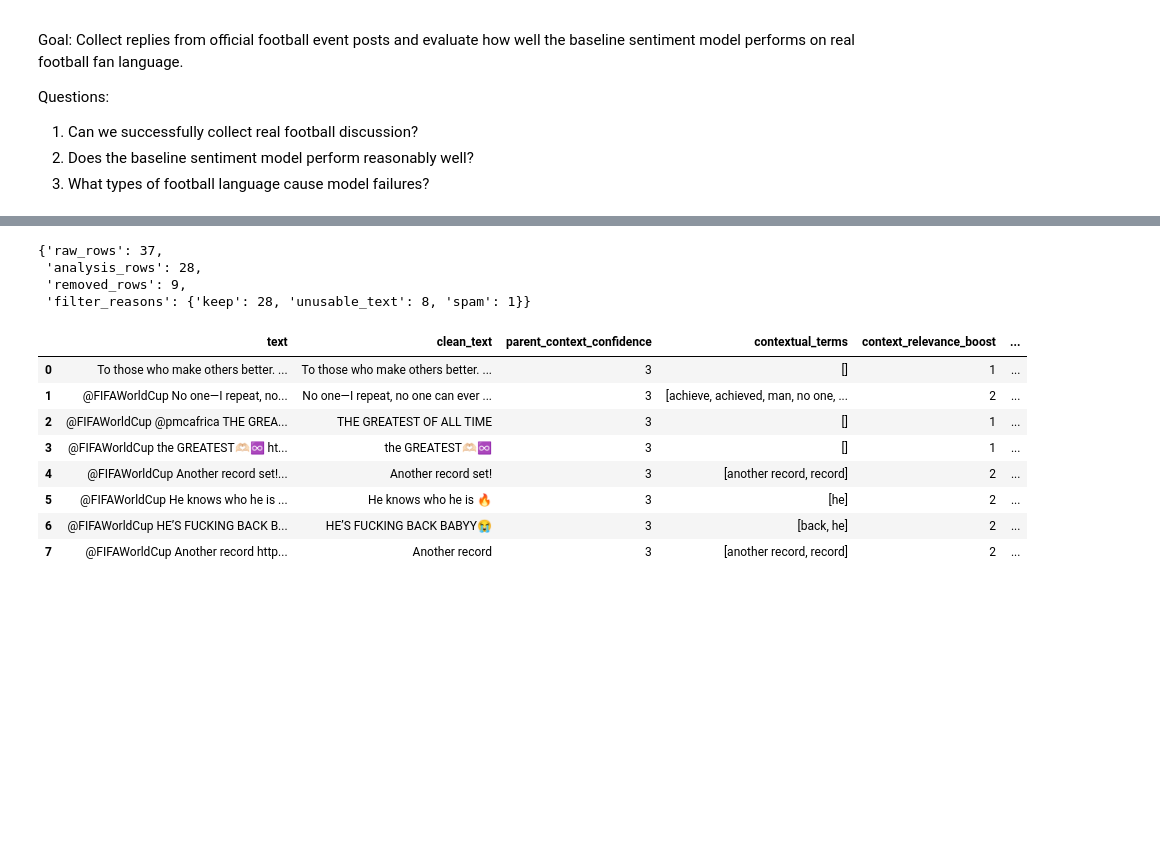
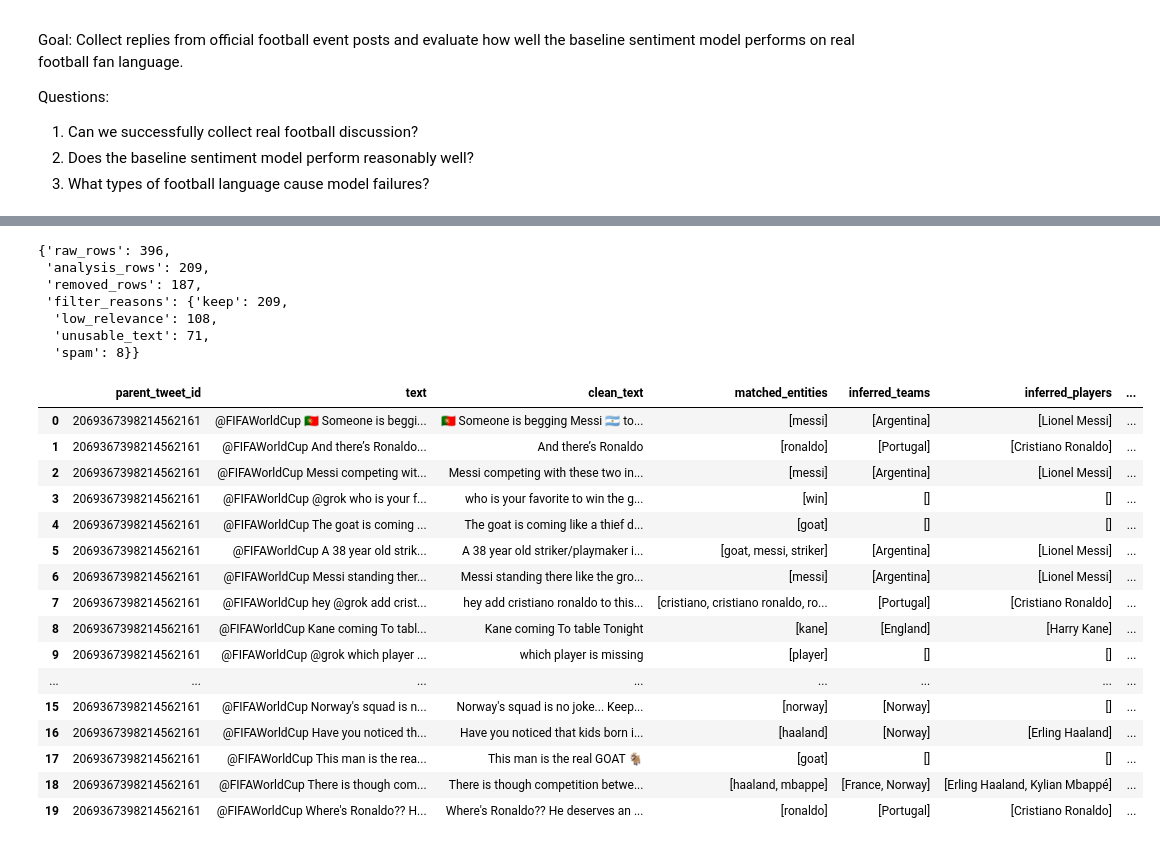
Before and after one commit to ryandong05/world-cup-sentiment-tracker, a Jupyter notebook: notebooks/03_api_data_preprocessing.ipynb, the cells around one changed output, grey strips where cells are left out. Cells and saved outputs as stored; diff of their text form; code cells hidden in the pictures; blank space fills up the shorter version.

Commit message:
Improve api data pipeline and notebook exploration to include multiple tweets

```diff
--- a/notebooks/03_api_data_preprocessing.ipynb
+++ b/notebooks/03_api_data_preprocessing.ipynb
@@ -111,0 +82,8 @@ raw_df.to_csv(
+# %%
+seed_df = pd.read_csv(
+    SEED_TWEETS_PATH,
+    dtype={"parent_tweet_id": "string"},
+    keep_default_na=False,
+)
+
+seed_df
@@ -136,45 +199,61 @@ Name: text, dtype: str
 # %%
-reply_buckets = preprocess_reply_buckets(raw_df)
+annotated_df = annotate_replies(raw_df)
 
-annotated_df = reply_buckets["annotated"]
-
-schedule_df = load_match_schedule("../data/reference/matches_sample.csv")
+schedule_df = load_match_schedule(MATCH_SCHEDULE_PATH)
 annotated_df = link_replies_to_matches(
     annotated_df,
-    schedule_df
+    schedule_df,
 )
 
 analysis_df = annotated_df[annotated_df["filter_reason"] == "keep"].reset_index(drop=True)
-review_df = analysis_df[analysis_df["needs_context_review"]].reset_index(drop=True)
-removed_df = annotated_df[annotated_df["filter_reason"] != "keep"].reset_index(drop=True)
 
 preprocessing_summary(annotated_df, analysis_df)
 # %% [output]
-{'raw_rows': 37,
- 'analysis_rows': 28,
- 'removed_rows': 9,
- 'filter_reasons': {'keep': 28, 'unusable_text': 8, 'spam': 1}}
+{'raw_rows': 396,
+ 'analysis_rows': 209,
+ 'removed_rows': 187,
+ 'filter_reasons': {'keep': 209,
+  'low_relevance': 108,
+  'unusable_text': 71,
+  'spam': 8}}
 # %%
-pd.set_option("display.max_colwidth", None)
-
-review_df[
+analysis_df[
     [
+        "parent_tweet_id",
         "text",
         "clean_text",
+        "matched_entities",
+        "inferred_teams",
+        "inferred_players",
+        "inferred_managers",
+        "linked_match_id",
+        "linked_match",
+        "linked_match_confidence",
+        "linked_match_method",
+        "entity_confidence",
         "parent_context_confidence",
         "contextual_terms",
         "context_relevance_boost",
         "needs_context_review",
-        "relevance_score"
+        "relevance_score",
+        "filter_reason",
     ]
 ].head(20)
 # %% [output]
-|  | text | clean_text | parent_context_confidence | contextual_terms | context_relevance_boost | ... |
-| 0 | To those who make others better. ... | To those who make others better. ... | 3 | [] | 1 | ... |
-| 1 | @FIFAWorldCup No one—I repeat, no... | No one—I repeat, no one can ever ... | 3 | [achieve, achieved, man, no one, ... | 2 | ... |
-| 2 | @FIFAWorldCup @pmcafrica THE GREA... | THE GREATEST OF ALL TIME | 3 | [] | 1 | ... |
-| 3 | @FIFAWorldCup the GREATEST🫶🏻♾️ ht... | the GREATEST🫶🏻♾️ | 3 | [] | 1 | ... |
-| 4 | @FIFAWorldCup Another record set!... | Another record set! | 3 | [another record, record] | 2 | ... |
-| 5 | @FIFAWorldCup He knows who he is ... | He knows who he is 🔥 | 3 | [he] | 2 | ... |
-| 6 | @FIFAWorldCup HE’S FUCKING BACK B... | HE’S FUCKING BACK BABYY😭 | 3 | [back, he] | 2 | ... |
-| 7 | @FIFAWorldCup Another record http... | Another record | 3 | [another record, record] | 2 | ... |
+|  | parent_tweet_id | text | clean_text | matched_entities | inferred_teams | inferred_players | ... |
+| 0 | 2069367398214562161 | @FIFAWorldCup 🇵🇹 Someone is beggi... | 🇵🇹 Someone is begging Messi 🇦🇷 to... | [messi] | [Argentina] | [Lionel Messi] | ... |
+| 1 | 2069367398214562161 | @FIFAWorldCup And there’s Ronaldo... | And there’s Ronaldo | [ronaldo] | [Portugal] | [Cristiano Ronaldo] | ... |
+| 2 | 2069367398214562161 | @FIFAWorldCup Messi competing wit... | Messi competing with these two in... | [messi] | [Argentina] | [Lionel Messi] | ... |
+| 3 | 2069367398214562161 | @FIFAWorldCup @grok who is your f... | who is your favorite to win the g... | [win] | [] | [] | ... |
+| 4 | 2069367398214562161 | @FIFAWorldCup The goat is coming ... | The goat is coming like a thief d... | [goat] | [] | [] | ... |
+| 5 | 2069367398214562161 | @FIFAWorldCup A 38 year old strik... | A 38 year old striker/playmaker i... | [goat, messi, striker] | [Argentina] | [Lionel Messi] | ... |
+| 6 | 2069367398214562161 | @FIFAWorldCup Messi standing ther... | Messi standing there like the gro... | [messi] | [Argentina] | [Lionel Messi] | ... |
+| 7 | 2069367398214562161 | @FIFAWorldCup hey @grok add crist... | hey add cristiano ronaldo to this... | [cristiano, cristiano ronaldo, ro... | [Portugal] | [Cristiano Ronaldo] | ... |
+| 8 | 2069367398214562161 | @FIFAWorldCup Kane coming To tabl... | Kane coming To table Tonight | [kane] | [England] | [Harry Kane] | ... |
+| 9 | 2069367398214562161 | @FIFAWorldCup @grok which player ... | which player is missing | [player] | [] | [] | ... |
+| ... | ... | ... | ... | ... | ... | ... | ... |
+| 15 | 2069367398214562161 | @FIFAWorldCup Norway's squad is n... | Norway's squad is no joke... Keep... | [norway] | [Norway] | [] | ... |
+| 16 | 2069367398214562161 | @FIFAWorldCup Have you noticed th... | Have you noticed that kids born i... | [haaland] | [Norway] | [Erling Haaland] | ... |
+| 17 | 2069367398214562161 | @FIFAWorldCup This man is the rea... | This man is the real GOAT 🐐 | [goat] | [] | [] | ... |
+| 18 | 2069367398214562161 | @FIFAWorldCup There is though com... | There is though competition betwe... | [haaland, mbappe] | [France, Norway] | [Erling Haaland, Kylian Mbappé] | ... |
+| 19 | 2069367398214562161 | @FIFAWorldCup Where's Ronaldo?? H... | Where's Ronaldo?? He deserves an ... | [ronaldo] | [Portugal] | [Cristiano Ronaldo] | ... |
```
Also changed, not shown: parts of 21 cells of this notebook, 3 other files.
